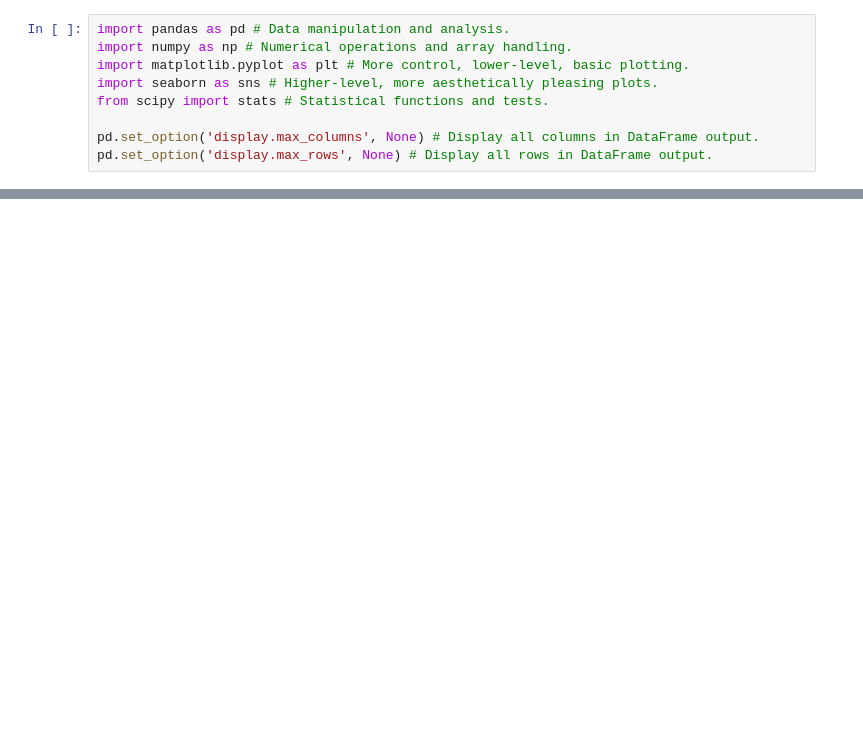
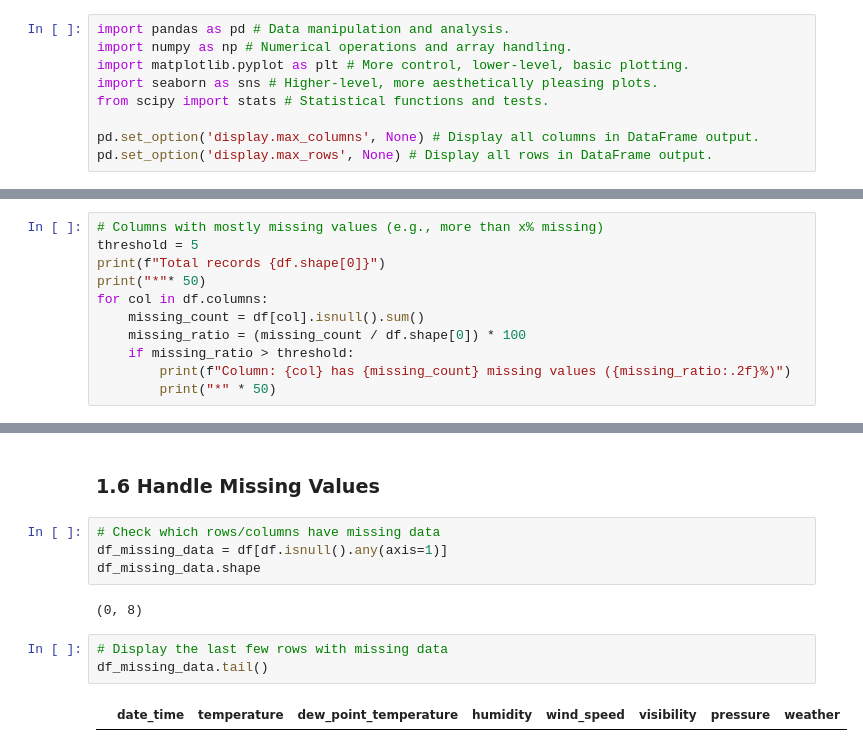
Before and after one commit to Yanyin-Chen-1156325/ST_ML_1156325, a Jupyter notebook: assignment2.ipynb, the cells around one changed output, grey strips where cells are left out. Drawn from its saved outputs; the diff is of its cells as text; blank space fills up the shorter version.

```diff
--- a/assignment2.ipynb
+++ b/assignment2.ipynb
@@ -59,0 +146,11 @@ df.describe().transpose()
+# %%
+# Columns with mostly missing values (e.g., more than x% missing)
+threshold = 5
+print(f"Total records {df.shape[0]}")
+print("*"* 50)
+for col in df.columns:
+    missing_count = df[col].isnull().sum()
+    missing_ratio = (missing_count / df.shape[0]) * 100
+    if missing_ratio > threshold:
+        print(f"Column: {col} has {missing_count} missing values ({missing_ratio:.2f}%)")
+        print("*" * 50)
@@ -59,0 +175,13 @@ df.describe().transpose()
+# %% [markdown]
+### 1.6 Handle Missing Values
+# %%
+# Check which rows/columns have missing data
+df_missing_data = df[df.isnull().any(axis=1)]
+df_missing_data.shape
+# %% [output]
+(0, 8)
+# %%
+# Display the last few rows with missing data
+df_missing_data.tail()
+# %% [output]
+|  | date_time | temperature | dew_point_temperature | humidity | wind_speed | visibility | pressure | weather |
```
Also changed, not shown: parts of 29 cells of this notebook.
